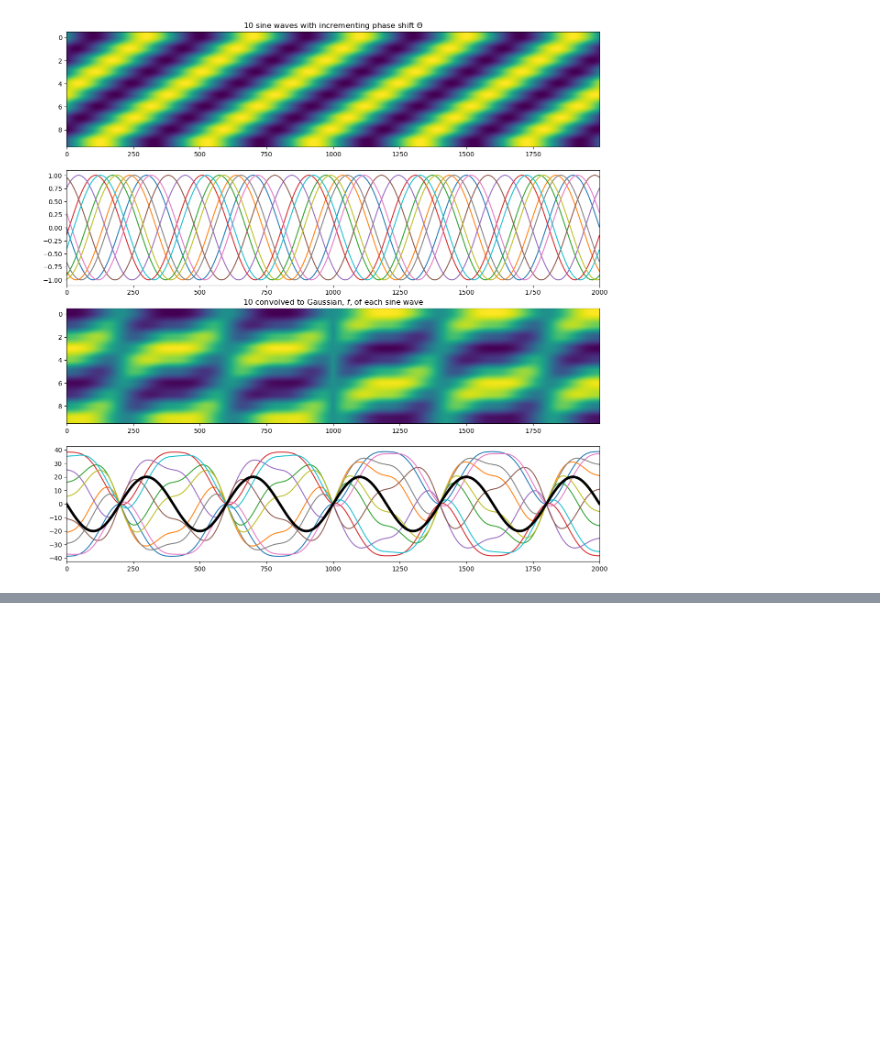
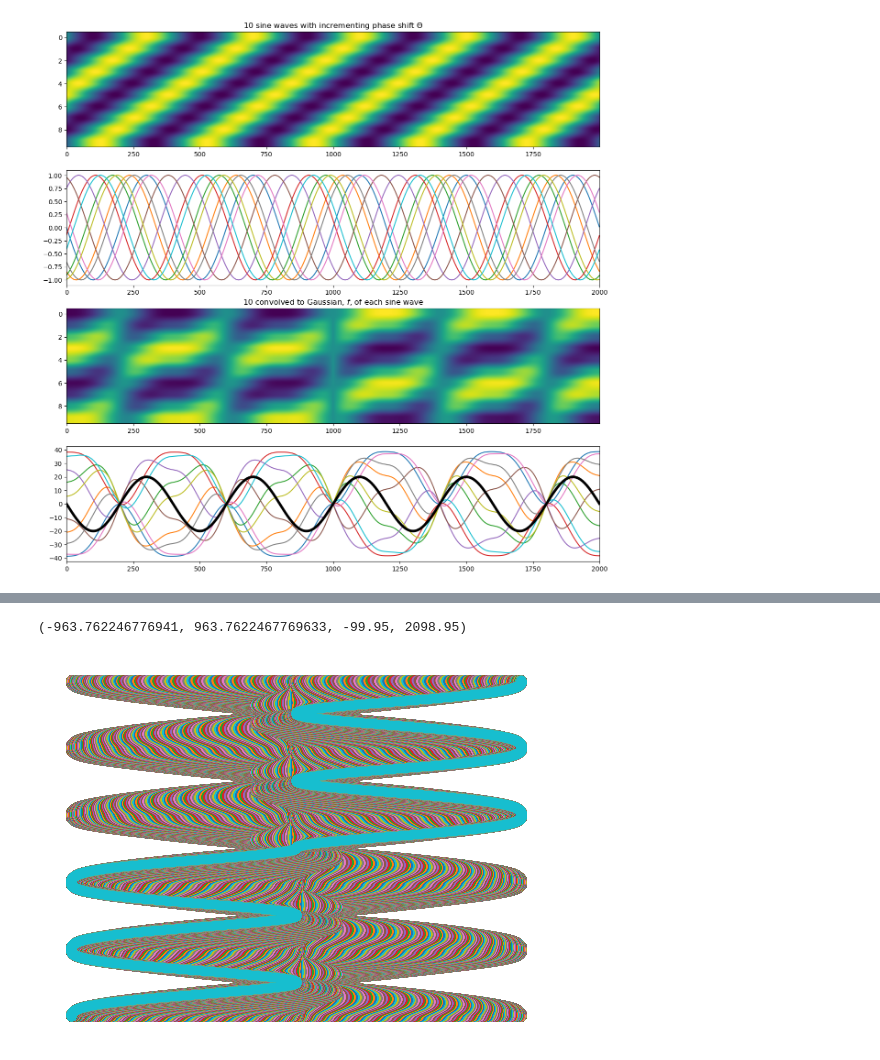
Before and after one commit to w-decker/SliceTime_TempDeriv, a Jupyter notebook: notebook.ipynb, the cells around one changed output, grey strips where cells are left out. Cells and saved outputs as stored; diff of their text form; code cells hidden in the pictures; blank space fills up the shorter version.

```diff
--- a/notebook.ipynb
+++ b/notebook.ipynb
@@ -176,0 +198,8 @@ ax[3].set_xlim(0, 2000)
+# %%
+for i in range(0, len(X_pca_cov)):
+    plt.scatter(X_pca_cov[i,:], np.arange(0, 2000, 1), cmap="Blues") ;
+
+plt.axis('off')
+# %% [output]
+(-963.762246776941, 963.7622467769633, -99.95, 2098.95)
+[figure, added]
```
Also changed, not shown: parts of 6 cells of this notebook.
